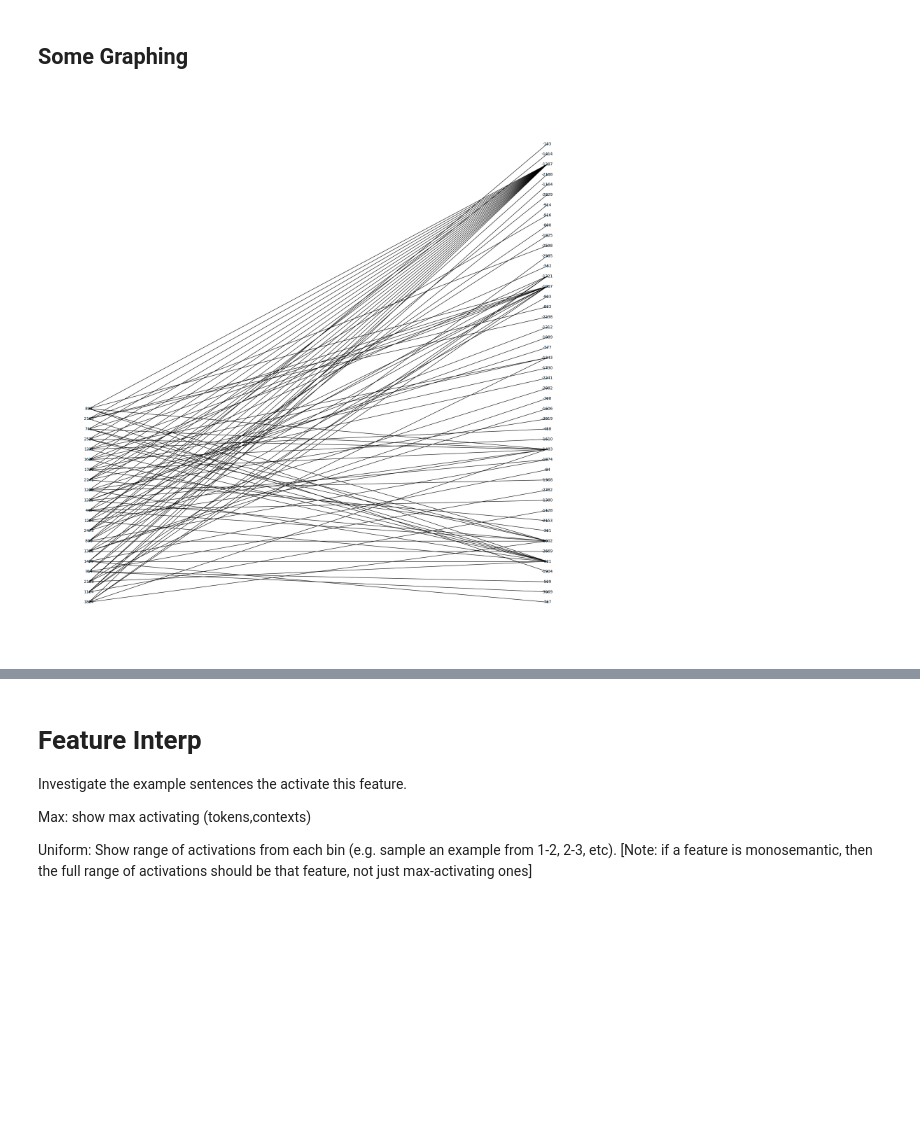
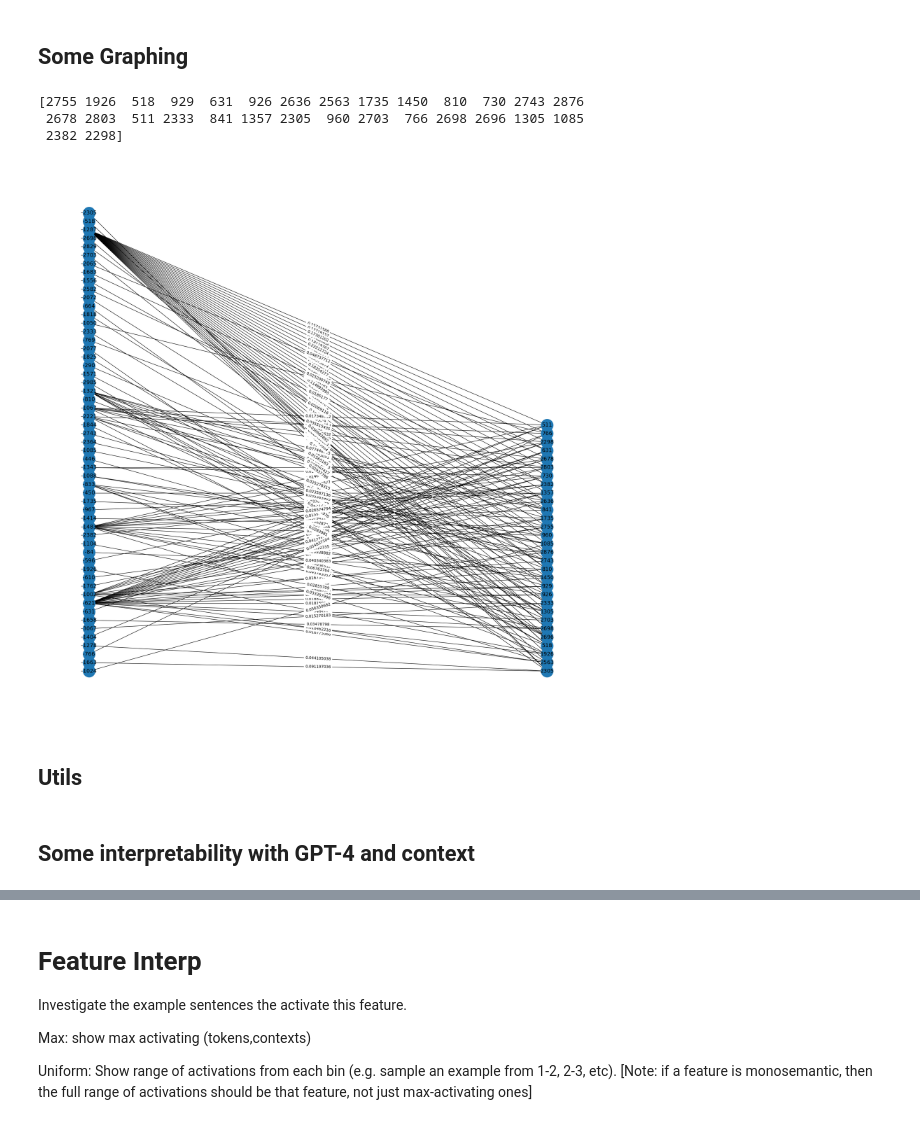
Before and after one commit to Lev-Stambler/sparse_coding, a Jupyter notebook: dictionary_interp_indiv.ipynb, the cells around one changed output, grey strips where cells are left out. Cells and saved outputs as stored; diff of their text form; code cells hidden in the pictures; blank space fills up the shorter version.

```diff
--- a/dictionary_interp_indiv.ipynb
+++ b/dictionary_interp_indiv.ipynb
@@ -149,7 +149,7 @@ datapoints = dataset.num_rows
 num_features_prior, _ = autoencoder_prior.encoder.shape
 num_features_main, _ = autoencoder_main.encoder.shape
 
-graph = np.memmap(f'graph.mymemmap', dtype='float32', mode='w+', shape=(num_features_main, num_features_prior))
+graph = np.memmap(f'graph_{layer_focus}.mymemmap', dtype='float32', mode='w+', shape=(num_features_main, num_features_prior))
 
 for i in range(num_features_main):
 		graph[i,:] = np.zeros(num_features_prior)
@@ -161,4 +161,4 @@ for i in range(datapoints):
 	d_main = dict_activations_main[i]
 	for main_feat in range(num_features_main):
 		if d_main[main_feat] > eps:
-			graph[main_feat] += (d_prior > eps) * d_prior
+			graph[main_feat] += d_prior
@@ -168,7 +173,7 @@ graph = graph / graph.sum(axis=1, keepdims=True)
 # %%
 epsCutoff = 0.005
 
-graphCutoff = (graph >= epsCutoff) * graph
+graphCutoff = np.nan_to_num((graph >= epsCutoff) * graph)
 # %%
 # Check how "sparse" the graph is
 import matplotlib.pyplot as plt
@@ -198,2 +220,6 @@ for i in range(num_features_main):
 # %% [markdown]
 ## Some Graphing
+# %%
+INCLUDE_WEIGHTS = True
+PRIOR_ON_RIGHT = False
+GRAPH_SIZE_MAIN = 30
@@ -201,10 +229,8 @@ for i in range(num_features_main):
 import matplotlib.pyplot as plt
 import networkx as nx
 
-INCLUDE_WEIGHTS = False
-PRIOR_ON_LEFT = False
-GRAPH_SIZE_MAIN = 20
-main_feats = np.random.choice(num_features_main, GRAPH_SIZE_MAIN, replace=False)
+# main_feats = np.random.choice(np.nonzero(graphCutoff.sum(axis=1))[0], GRAPH_SIZE_MAIN, replace=False)
+print(main_feats)
 prior_feats = np.nonzero(graphCutoff[main_feats])[1]
 
 randomGraphProjection = graphCutoff[main_feats][:,prior_feats]
@@ -215,9 +241,9 @@ B = nx.Graph()
 
 # Add nodes with the node attribute "bipartite"
 # nodes_u = set((prior_feats * -1).tolist())  # Set of nodes V
-nodes_v = main_feats.tolist() # Set of nodes U
+# nodes_v = main_feats.tolist() # Set of nodes U
 # B.add_nodes_from(nodes_u, bipartite=0)  # Label one set of nodes 0
-B.add_nodes_from(nodes_v, bipartite=1)  # Label the other set of nodes 1
+# B.add_nodes_from(nodes_v, bipartite=1)  # Label the other set of nodes 1
 
 edges = []
 
@@ -240,36 +266,41 @@ for main in main_feats:
 	# 		edges.append((prior_feats[j], main_feats[i], randomGraphProjection[i,j]))
 	# 		has_edge = True
 	if not has_edge:
-		print("NO EDGE FOR FEATURE", i, main_feats[i])
+		print("NO EDGE FOR FEATURE", main)
 # Add edges with weights
 if INCLUDE_WEIGHTS:
 	B.add_weighted_edges_from(edges)
 else:
 	B.add_edges_from(edges)
 
 # Separate by group
 l, r = nx.bipartite.sets(B)
 
-if PRIOR_ON_LEFT:
+if PRIOR_ON_RIGHT:
 	# Reverse the sets so that the LHS is the prior
 	l, r = r, l
 pos = {}
 
 # Update position for node from each group
 pos.update((node, (1, index)) for index, node in enumerate(l))
 pos.update((node, (2, index)) for index, node in enumerate(r))
 
 # Draw the graph
 plt.figure(1, figsize=(20, 20))
-nx.draw(B, pos, with_labels=True, node_size=10, font_size=10)
+nx.draw(B, pos, with_labels=True, node_size=1_000, font_size=14)
 
 # Draw edge labels
 edge_labels = nx.get_edge_attributes(B, 'weight')
 
 if INCLUDE_WEIGHTS:
 	nx.draw_networkx_edge_labels(B, pos, edge_labels=edge_labels)
 else:
 	pass
 plt.show()
 # %% [output]
+[2755 1926  518  929  631  926 2636 2563 1735 1450  810  730 2743 2876
+ 2678 2803  511 2333  841 1357 2305  960 2703  766 2698 2696 1305 1085
+ 2382 2298]
-[figure, old version]
+[figure, new version]
+# %% [markdown]
+## Utils
@@ -275,0 +376,2 @@ plt.show()
+# %% [markdown]
+## Some interpretability with GPT-4 and **context**
```
Also changed, not shown: parts of 20 cells of this notebook.
